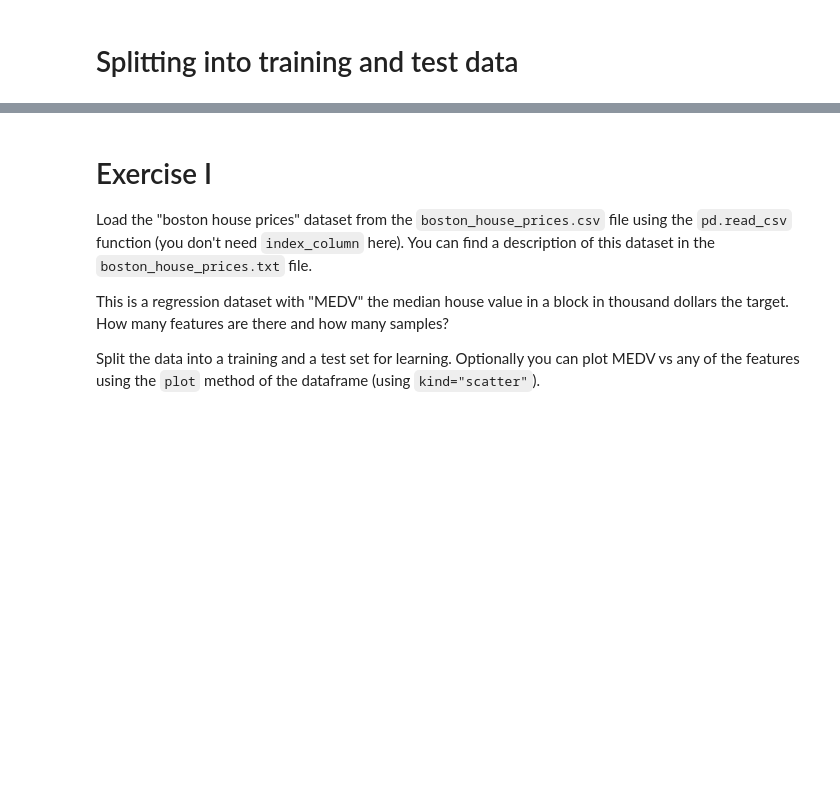
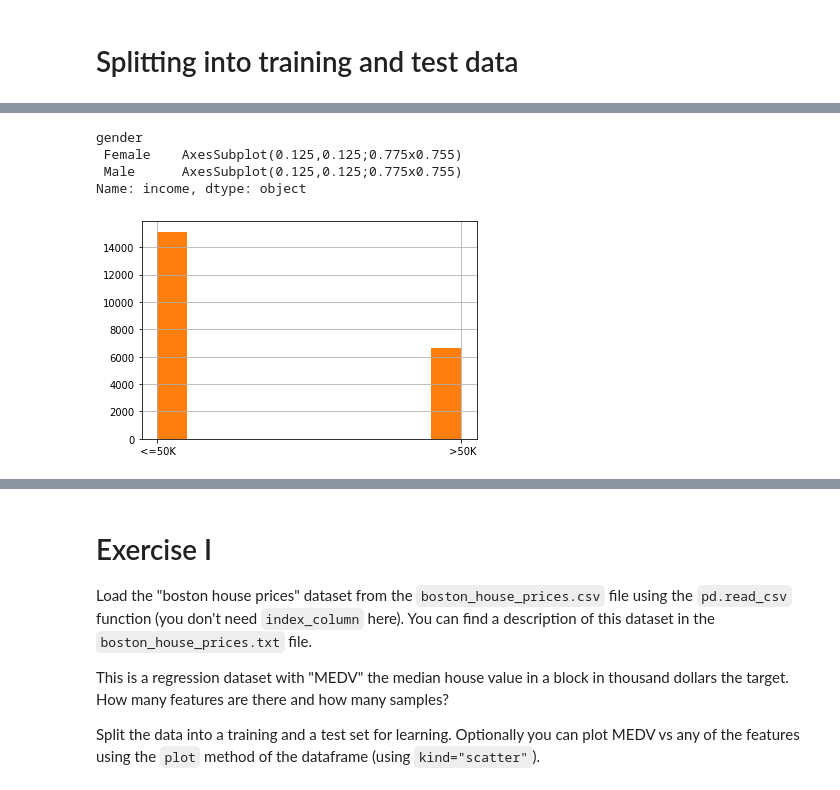
Before and after one commit to swapnil2009/PyCBC, a Jupyter notebook: 02_Data_Loading_St.ipynb, the cells around one changed output, grey strips where cells are left out. Cells and saved outputs as stored; diff of their text form; code cells hidden in the pictures; blank space fills up the shorter version.

```diff
--- a/02_Data_Loading_St.ipynb
+++ b/02_Data_Loading_St.ipynb
@@ -7,3 +7,4 @@
 Load `adult` dataset using Pandas.
 # %%
 import pandas as pd
+data=pd.read_csv("adult.csv", index_col=0)
@@ -16,0 +94,8 @@ import pandas as pd
+# %%
+data.groupby("gender").income.hist()
+# %% [output]
+gender
+ Female    AxesSubplot(0.125,0.125;0.775x0.755)
+ Male      AxesSubplot(0.125,0.125;0.775x0.755)
+Name: income, dtype: object
+[figure, added]
```
Also changed, not shown: parts of 32 cells of this notebook.
